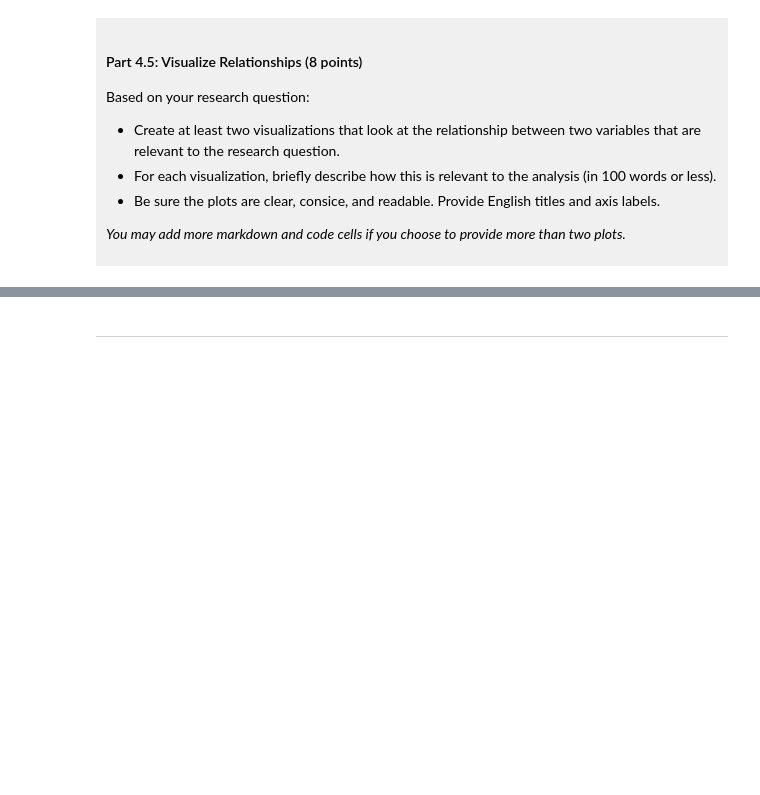
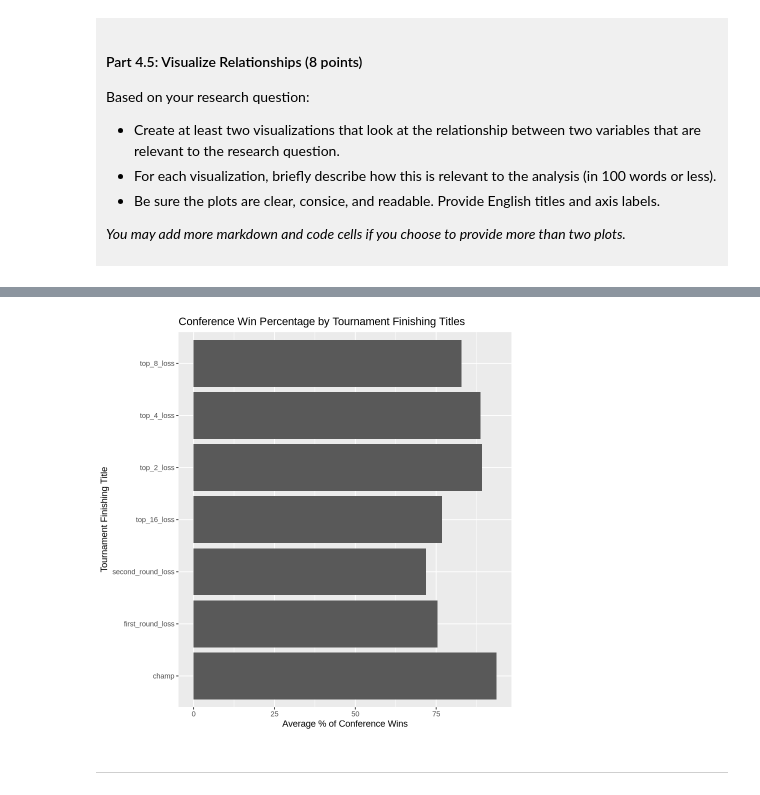
Before and after one commit to Kevcore25/dsci-100-project-kevin-chen, a Jupyter notebook: dsci-100-project-notebook.ipynb, the cells around one changed output, grey strips where cells are left out. Cells and saved outputs as stored; diff of their text form; code cells hidden in the pictures; blank space fills up the shorter version.

```diff
--- a/dsci-100-project-notebook.ipynb
+++ b/dsci-100-project-notebook.ipynb
@@ -323,5 +430,13 @@ Visualization 2: %%% EDIT THIS MARKDOWN CELL%%%
 # %%
-### EDIT THIS CODE CELL FOR VISUALIZATION 2###
+conf_tourney <- basketball_tidy |>
+    group_by(tourney_finish) |>
+    summarize(conf_wins_pct_mean = mean(conf_wins_pct, na.rm=TRUE))
+
+ggplot(conf_tourney, aes(x=conf_wins_pct_mean, y=tourney_finish)) +
+    geom_bar(stat = "identity") +
+    labs(x = "Average % of Conference Wins", y="Tournament Finishing Title", title="Conference Win Percentage by Tournament Finishing Titles")
+# %% [output]
+[figure, added]
 # %% [markdown]
 ------
 # %% [markdown]
```
Also changed, not shown: parts of 10 cells of this notebook.
